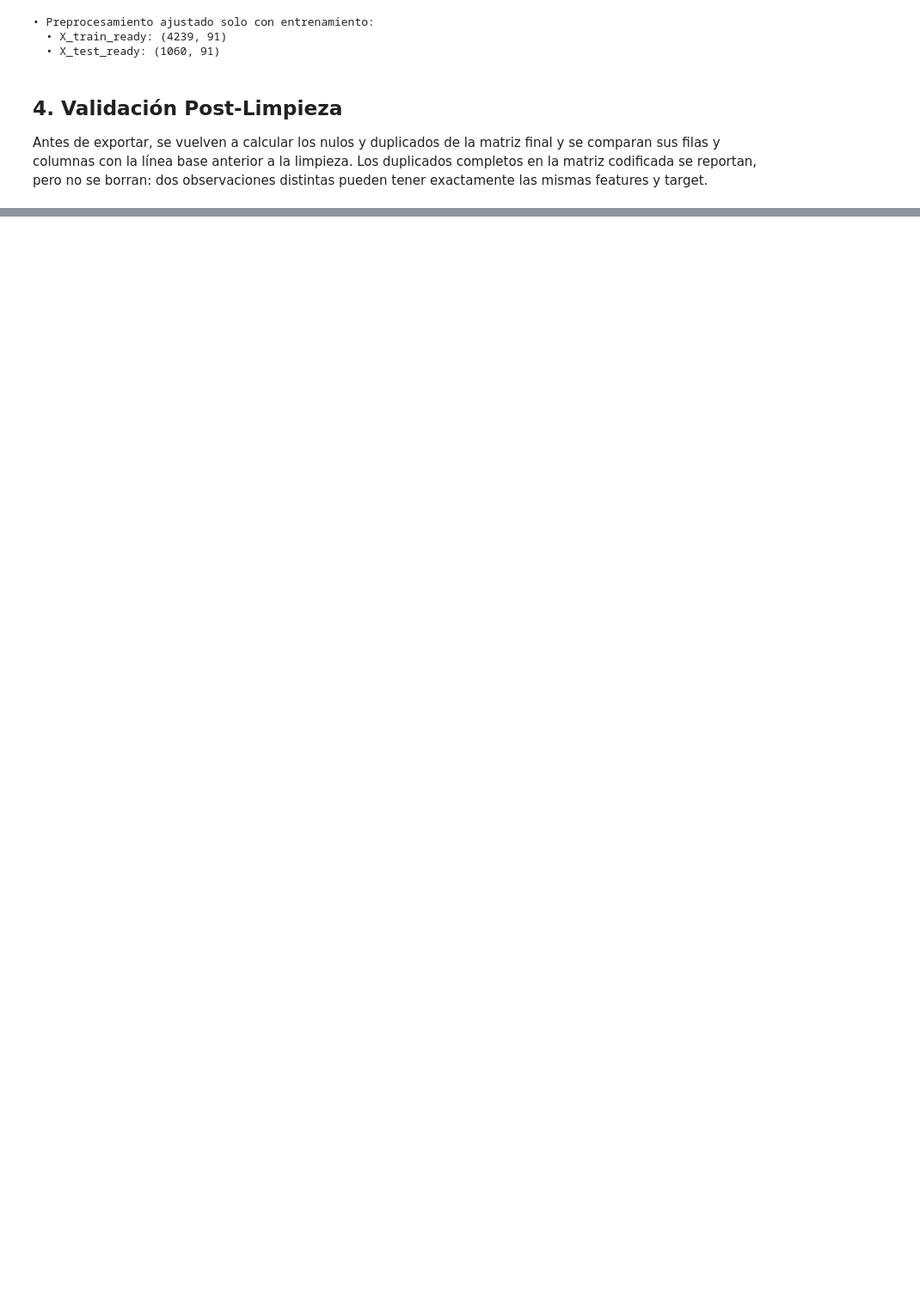
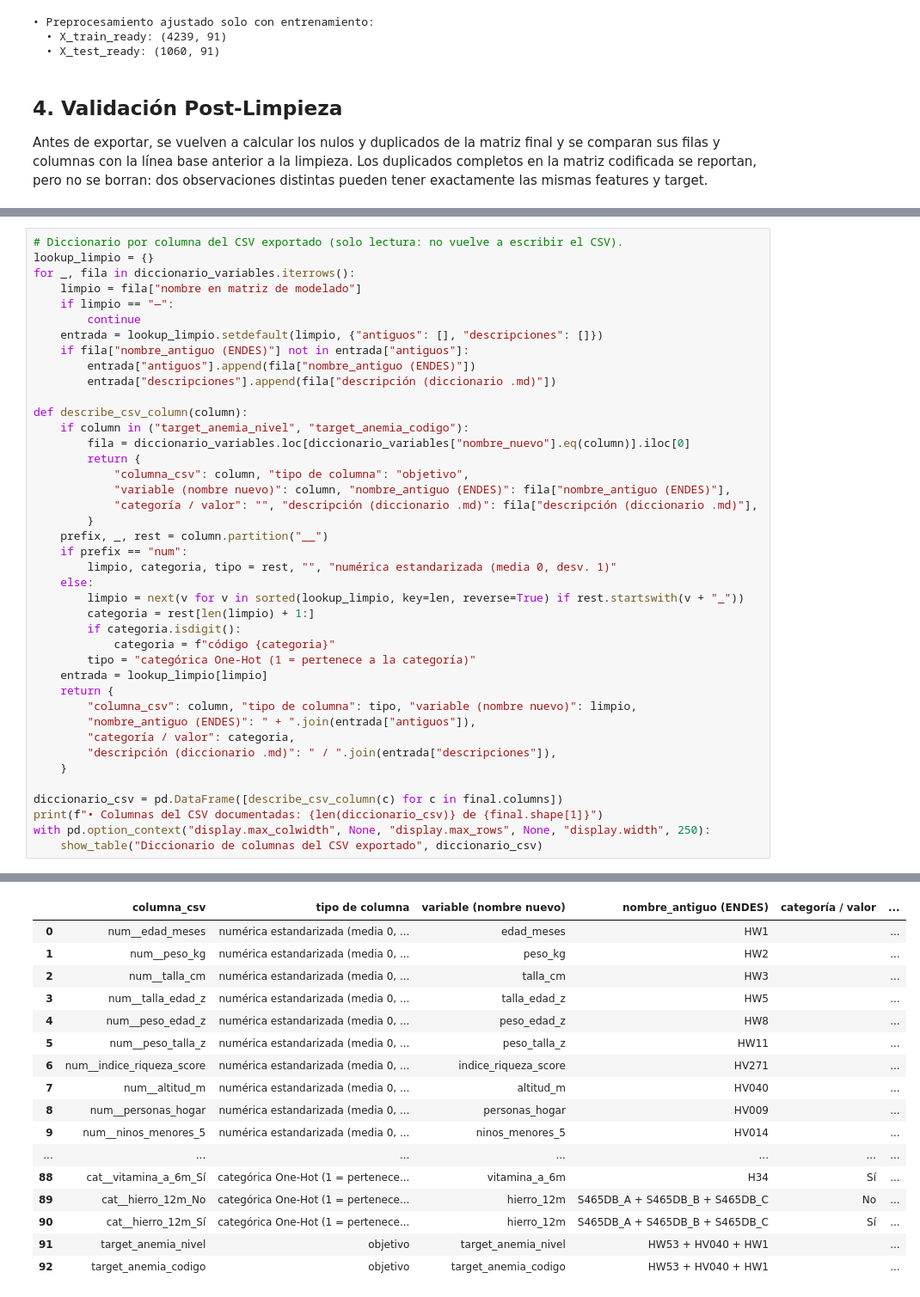
Before and after one commit to DKarelly/DetectorAnemiaDSI, a Jupyter notebook: ENDES_2025_Anemia_MLP.ipynb, the cells around one changed output, grey strips where cells are left out. Shown at 86% size. Saved outputs shown, nothing was run; the diff lists cells and outputs as text; blank space fills up the shorter version.

```diff
--- a/ENDES_2025_Anemia_MLP.ipynb
+++ b/ENDES_2025_Anemia_MLP.ipynb
@@ -780,0 +967,42 @@ print(f"\n• Archivo CSV exportado: {OUTPUT_CSV}")
+# %%
+# Diccionario por columna del CSV exportado (solo lectura: no vuelve a escribir el CSV).
+lookup_limpio = {}
+for _, fila in diccionario_variables.iterrows():
+    limpio = fila["nombre en matriz de modelado"]
+    if limpio == "—":
+        continue
+    entrada = lookup_limpio.setdefault(limpio, {"antiguos": [], "descripciones": []})
+    if fila["nombre_antiguo (ENDES)"] not in entrada["antiguos"]:
+        entrada["antiguos"].append(fila["nombre_antiguo (ENDES)"])
+        entrada["descripciones"].append(fila["descripción (diccionario .md)"])
+
+def describe_csv_column(column):
+    if column in ("target_anemia_nivel", "target_anemia_codigo"):
+        fila = diccionario_variables.loc[diccionario_variables["nombre_nuevo"].eq(column)].iloc[0]
+        return {
+            "columna_csv": column, "tipo de columna": "objetivo",
+            "variable (nombre nuevo)": column, "nombre_antiguo (ENDES)": fila["nombre_antiguo (ENDES)"],
+            "categoría / valor": "", "descripción (diccionario .md)": fila["descripción (diccionario .md)"],
+        }
+    prefix, _, rest = column.partition("__")
+    if prefix == "num":
+        limpio, categoria, tipo = rest, "", "numérica estandarizada (media 0, desv. 1)"
+    else:
+        limpio = next(v for v in sorted(lookup_limpio, key=len, reverse=True) if rest.startswith(v + "_"))
+        categoria = rest[len(limpio) + 1:]
+        if categoria.isdigit():
+            categoria = f"código {categoria}"
+        tipo = "categórica One-Hot (1 = pertenece a la categoría)"
+    entrada = lookup_limpio[limpio]
+    return {
+        "columna_csv": column, "tipo de columna": tipo, "variable (nombre nuevo)": limpio,
+        "nombre_antiguo (ENDES)": " + ".join(entrada["antiguos"]),
+        "categoría / valor": categoria,
+        "descripción (diccionario .md)": " / ".join(entrada["descripciones"]),
+    }
+
+diccionario_csv = pd.DataFrame([describe_csv_column(c) for c in final.columns])
+print(f"• Columnas del CSV documentadas: {len(diccionario_csv)} de {final.shape[1]}")
+with pd.option_context("display.max_colwidth", None, "display.max_rows", None, "display.width", 250):
+    show_table("Diccionario de columnas del CSV exportado", diccionario_csv)
+# %% [output]
@@ -780,0 +1011,17 @@ print(f"\n• Archivo CSV exportado: {OUTPUT_CSV}")
+|  | columna_csv | tipo de columna | variable (nombre nuevo) | nombre_antiguo (ENDES) | categoría / valor | ... |
+| 0 | num__edad_meses | numérica estandarizada (media 0, ... | edad_meses | HW1 |  | ... |
+| 1 | num__peso_kg | numérica estandarizada (media 0, ... | peso_kg | HW2 |  | ... |
+| 2 | num__talla_cm | numérica estandarizada (media 0, ... | talla_cm | HW3 |  | ... |
+| 3 | num__talla_edad_z | numérica estandarizada (media 0, ... | talla_edad_z | HW5 |  | ... |
+| 4 | num__peso_edad_z | numérica estandarizada (media 0, ... | peso_edad_z | HW8 |  | ... |
+| 5 | num__peso_talla_z | numérica estandarizada (media 0, ... | peso_talla_z | HW11 |  | ... |
+| 6 | num__indice_riqueza_score | numérica estandarizada (media 0, ... | indice_riqueza_score | HV271 |  | ... |
+| 7 | num__altitud_m | numérica estandarizada (media 0, ... | altitud_m | HV040 |  | ... |
+| 8 | num__personas_hogar | numérica estandarizada (media 0, ... | personas_hogar | HV009 |  | ... |
+| 9 | num__ninos_menores_5 | numérica estandarizada (media 0, ... | ninos_menores_5 | HV014 |  | ... |
+| ... | ... | ... | ... | ... | ... | ... |
+| 88 | cat__vitamina_a_6m_Sí | categórica One-Hot (1 = pertenece... | vitamina_a_6m | H34 | Sí | ... |
+| 89 | cat__hierro_12m_No | categórica One-Hot (1 = pertenece... | hierro_12m | S465DB_A + S465DB_B + S465DB_C | No | ... |
+| 90 | cat__hierro_12m_Sí | categórica One-Hot (1 = pertenece... | hierro_12m | S465DB_A + S465DB_B + S465DB_C | Sí | ... |
+| 91 | target_anemia_nivel | objetivo | target_anemia_nivel | HW53 + HV040 + HW1 |  | ... |
+| 92 | target_anemia_codigo | objetivo | target_anemia_codigo | HW53 + HV040 + HW1 |  | ... |
```
Also changed, not shown: parts of 6 cells of this notebook.
